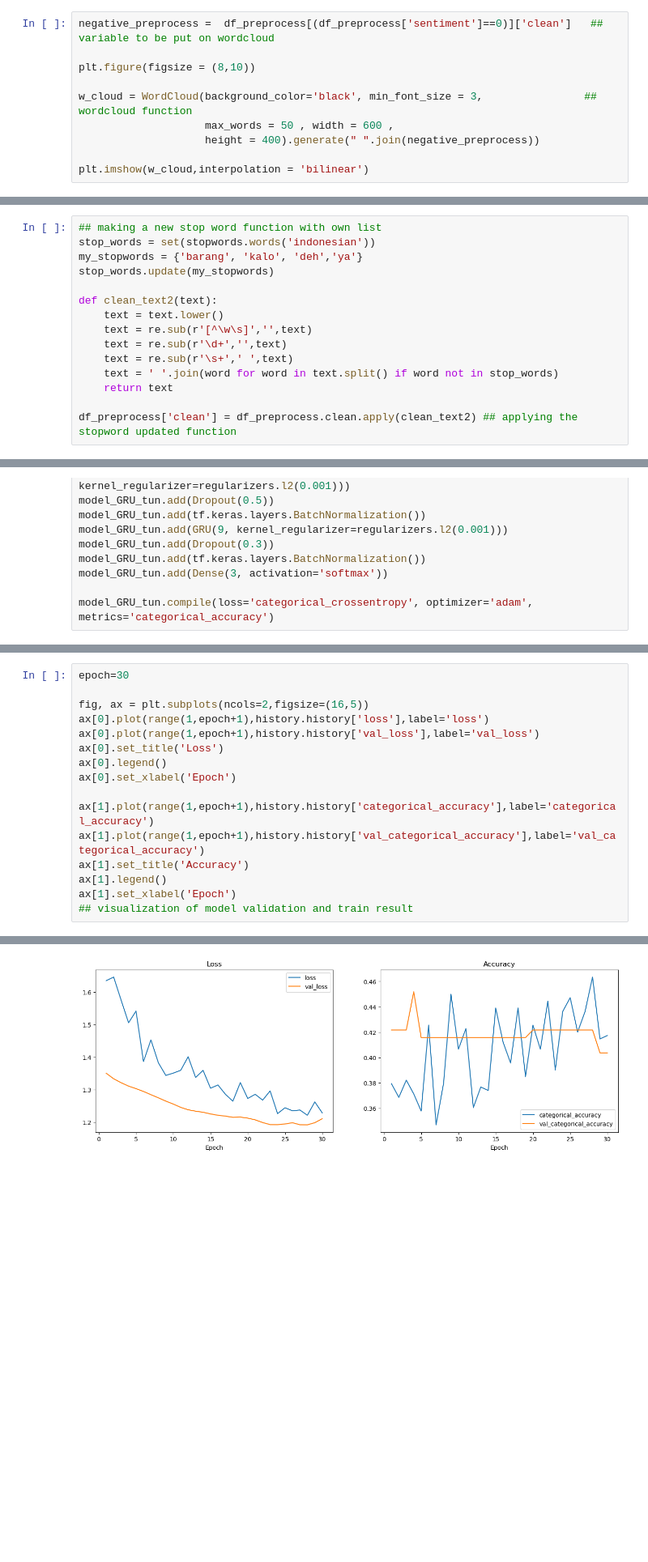
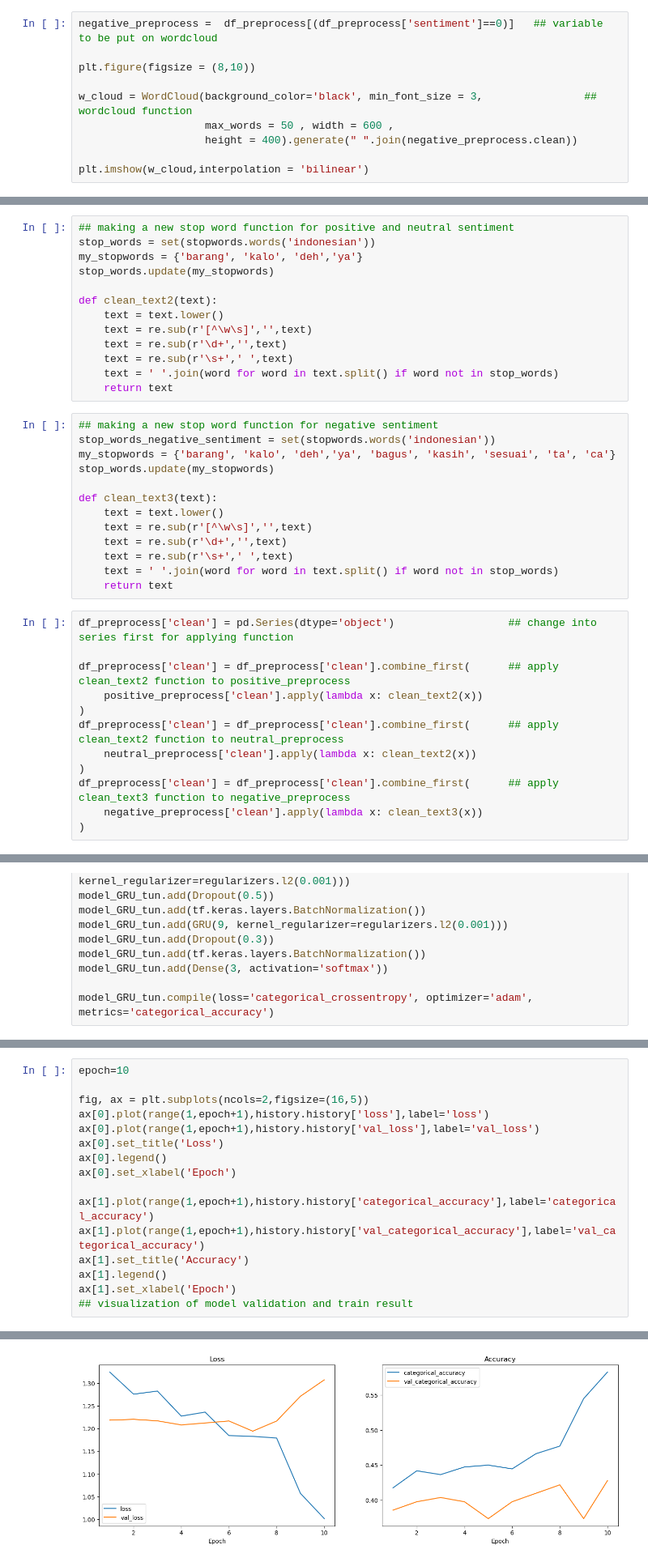
Before and after one commit to andreetanjung/Deep-Learning-Model-Market-Sentiment-Analysis, a Jupyter notebook: h8dsft_P2M2_Andrian_Tanjung.ipynb, the cells around one changed output, grey strips where cells are left out. Shown at 81% size. Saved outputs shown, nothing was run; the diff lists cells and outputs as text; blank space fills up the shorter version.

```diff
--- a/h8dsft_P2M2_Andrian_Tanjung.ipynb
+++ b/h8dsft_P2M2_Andrian_Tanjung.ipynb
@@ -398,13 +399,13 @@ plt.imshow(w_cloud,interpolation = 'bilinear')
 # %% [markdown]
 --- Most Common Word on Negative Sentiment ---
 # %%
-negative_preprocess =  df_preprocess[(df_preprocess['sentiment']==0)]['clean']   ## variable to be put on wordcloud
+negative_preprocess =  df_preprocess[(df_preprocess['sentiment']==0)]   ## variable to be put on wordcloud
 
 plt.figure(figsize = (8,10))
 
 w_cloud = WordCloud(background_color='black', min_font_size = 3,                ## wordcloud function
                     max_words = 50 , width = 600 ,
-                    height = 400).generate(" ".join(negative_preprocess))
+                    height = 400).generate(" ".join(negative_preprocess.clean))
 
 plt.imshow(w_cloud,interpolation = 'bilinear')
 # %% [output]
@@ -415,5 +418,5 @@ As we can see from the visualization of wordcloud, the most common words appear
 # %%
-## making a new stop word function with own list
+## making a new stop word function for positive and neutral sentiment
 stop_words = set(stopwords.words('indonesian'))
 my_stopwords = {'barang', 'kalo', 'deh','ya'}
 stop_words.update(my_stopwords)
@@ -425,8 +428,31 @@ def clean_text2(text):
     text = re.sub(r'\s+',' ',text)
     text = ' '.join(word for word in text.split() if word not in stop_words)
     return text
-
-df_preprocess['clean'] = df_preprocess.clean.apply(clean_text2) ## applying the stopword updated function
+# %%
+## making a new stop word function for negative sentiment
+stop_words_negative_sentiment = set(stopwords.words('indonesian'))
+my_stopwords = {'barang', 'kalo', 'deh','ya', 'bagus', 'kasih', 'sesuai', 'ta', 'ca'}
+stop_words.update(my_stopwords)
+
+def clean_text3(text):
+    text = text.lower()
+    text = re.sub(r'[^\w\s]','',text)
+    text = re.sub(r'\d+','',text)
+    text = re.sub(r'\s+',' ',text)
+    text = ' '.join(word for word in text.split() if word not in stop_words)
+    return text
+# %%
+df_preprocess['clean'] = pd.Series(dtype='object')                  ## change into series first for applying function
+
+df_preprocess['clean'] = df_preprocess['clean'].combine_first(      ## apply clean_text2 function to positive_preprocess
+    positive_preprocess['clean'].apply(lambda x: clean_text2(x))
+)
+df_preprocess['clean'] = df_preprocess['clean'].combine_first(      ## apply clean_text2 function to neutral_preprocess
+    neutral_preprocess['clean'].apply(lambda x: clean_text2(x))
+)
+df_preprocess['clean'] = df_preprocess['clean'].combine_first(      ## apply clean_text3 function to negative_preprocess
+    negative_preprocess['clean'].apply(lambda x: clean_text3(x))
+)
 # %%
 ## calling the variable again to get updated result from above
 negative_preprocess =  df_preprocess[(df_preprocess['sentiment']==0)]['clean']
@@ -711,22 +740,22 @@ Epoch 30/30
 # %%
-epoch=30
+epoch=10
 
 fig, ax = plt.subplots(ncols=2,figsize=(16,5))
 ax[0].plot(range(1,epoch+1),history.history['loss'],label='loss')
 ax[0].plot(range(1,epoch+1),history.history['val_loss'],label='val_loss')
 ax[0].set_title('Loss')
 ax[0].legend()
 ax[0].set_xlabel('Epoch')
 
 ax[1].plot(range(1,epoch+1),history.history['categorical_accuracy'],label='categorical_accuracy')
 ax[1].plot(range(1,epoch+1),history.history['val_categorical_accuracy'],label='val_categorical_accuracy')
 ax[1].set_title('Accuracy')
 ax[1].legend()
 ax[1].set_xlabel('Epoch')
 ## visualization of model validation and train result
 # %% [output]
 Text(0.5, 0, 'Epoch')
-[figure, old version]
+[figure, new version]
 # %%
 model_GRU_tun.evaluate(val_dataset)
 # %% [output]
```
Also changed, not shown: parts of 38 cells of this notebook.
